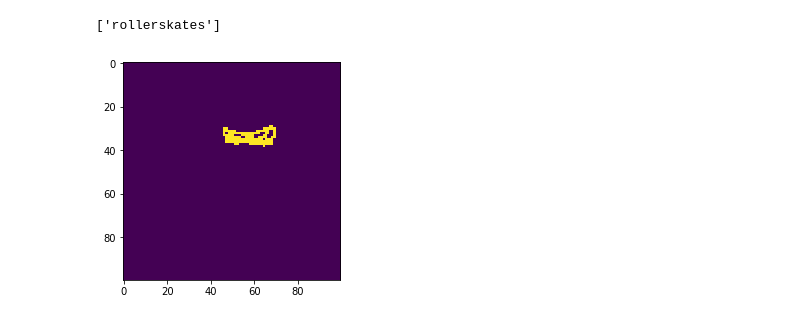
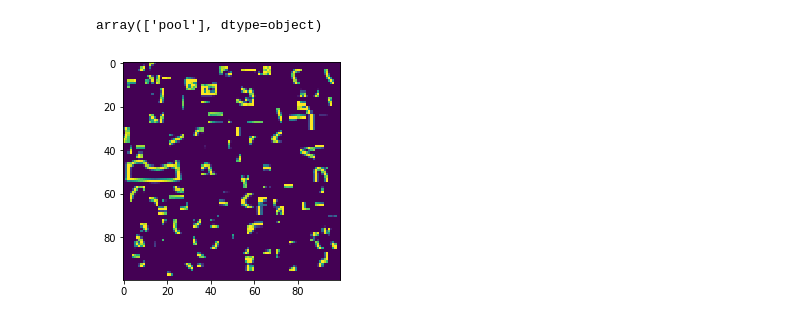
Before and after one commit to atg-abhijay/Comp-551-Kaggle-Competition, a Jupyter notebook: pre_processing.ipynb, the cells around one changed output. Cells and saved outputs as stored; diff of their text form; code cells hidden in the pictures.

```diff
--- a/pre_processing.ipynb
+++ b/pre_processing.ipynb
@@ -114,7 +190,14 @@ def rotate(img, angle):
+# %%
+"""
+Analysis
+"""
+g = 18
+plt.imshow(train_x[g])
+train_y[g]
+# %% [output]
+array(['pool'], dtype=object)
+[figure, added]
 # %%
-idx = random.randint(0, 9999)
+idx = 5034
 cleaned_img = clean_noise_by_contours(idx)
-print(train_y_list[idx])
+# print(train_y_list[idx])
-# %% [output]
-['rollerskates']
-[figure, removed]
```
Also changed, not shown: parts of 14 cells of this notebook.
